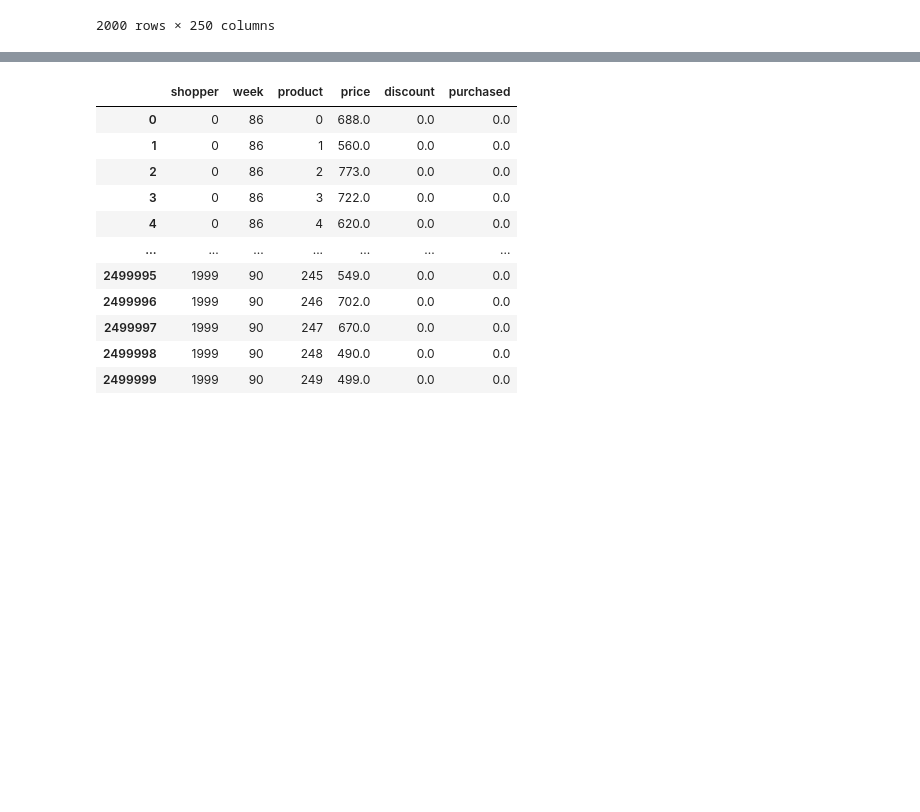
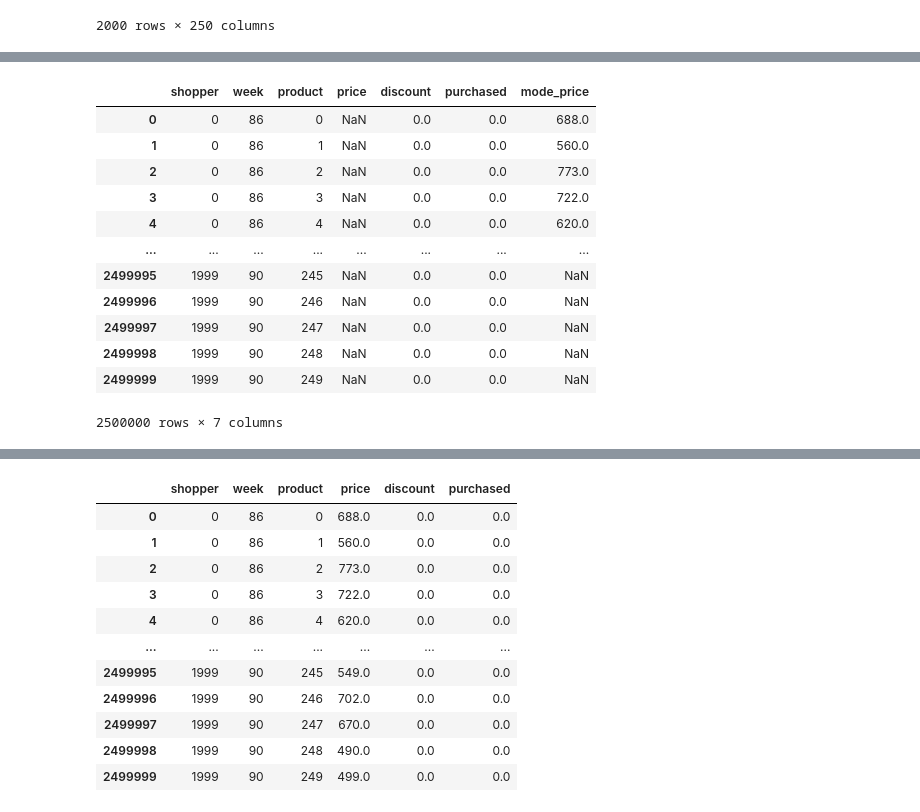
Before and after one commit to leonhagel/mlim-g2, a Jupyter notebook: code/discount-model_20210226_complete-pipeline_no-intermediary-results.ipynb, the cells around one changed output, grey strips where cells are left out. Drawn from its saved outputs; the diff is of its cells as text; code cells hidden in the pictures; blank space fills up the shorter version.

```diff
--- a/code/discount-model_20210226_complete-pipeline_no-intermediary-results.ipynb
+++ b/code/discount-model_20210226_complete-pipeline_no-intermediary-results.ipynb
@@ -79,0 +74,2 @@ KeyError: 'week'
+# %%
+output, df, prices = discount_model.prepare()
@@ -79,0 +100,26 @@ KeyError: 'week'
+# %%
+get_mode = lambda x: pd.Series.mode(x)[0]
+#agg({"duration": "sum"})
+min_height=('height', 'min')
+prices = df.groupby(['product', 'week']).agg(mode_price=('price',get_mode)).reset_index()
+#df.groupby(['product', 'week'])['price'].agg("mode_price"= get_mode).reset_index()
+# %%
+result = output.merge(prices, how='left', on=['week', 'product'])
+result['price'] = result['price'].fillna(result['mode_price'])
+result.drop('mode_price', axis=1, inplace=True)
+# %%
+result
+# %% [output]
+|  | shopper | week | product | price | discount | purchased | mode_price |
+| 0 | 0 | 86 | 0 | NaN | 0.0 | 0.0 | 688.0 |
+| 1 | 0 | 86 | 1 | NaN | 0.0 | 0.0 | 560.0 |
+| 2 | 0 | 86 | 2 | NaN | 0.0 | 0.0 | 773.0 |
+| 3 | 0 | 86 | 3 | NaN | 0.0 | 0.0 | 722.0 |
+| 4 | 0 | 86 | 4 | NaN | 0.0 | 0.0 | 620.0 |
+| ... | ... | ... | ... | ... | ... | ... | ... |
+| 2499995 | 1999 | 90 | 245 | NaN | 0.0 | 0.0 | NaN |
+| 2499996 | 1999 | 90 | 246 | NaN | 0.0 | 0.0 | NaN |
+| 2499997 | 1999 | 90 | 247 | NaN | 0.0 | 0.0 | NaN |
+| 2499998 | 1999 | 90 | 248 | NaN | 0.0 | 0.0 | NaN |
+| 2499999 | 1999 | 90 | 249 | NaN | 0.0 | 0.0 | NaN |
+2500000 rows × 7 columns
```
Also changed, not shown: parts of 19 cells of this notebook, 2 other files.
